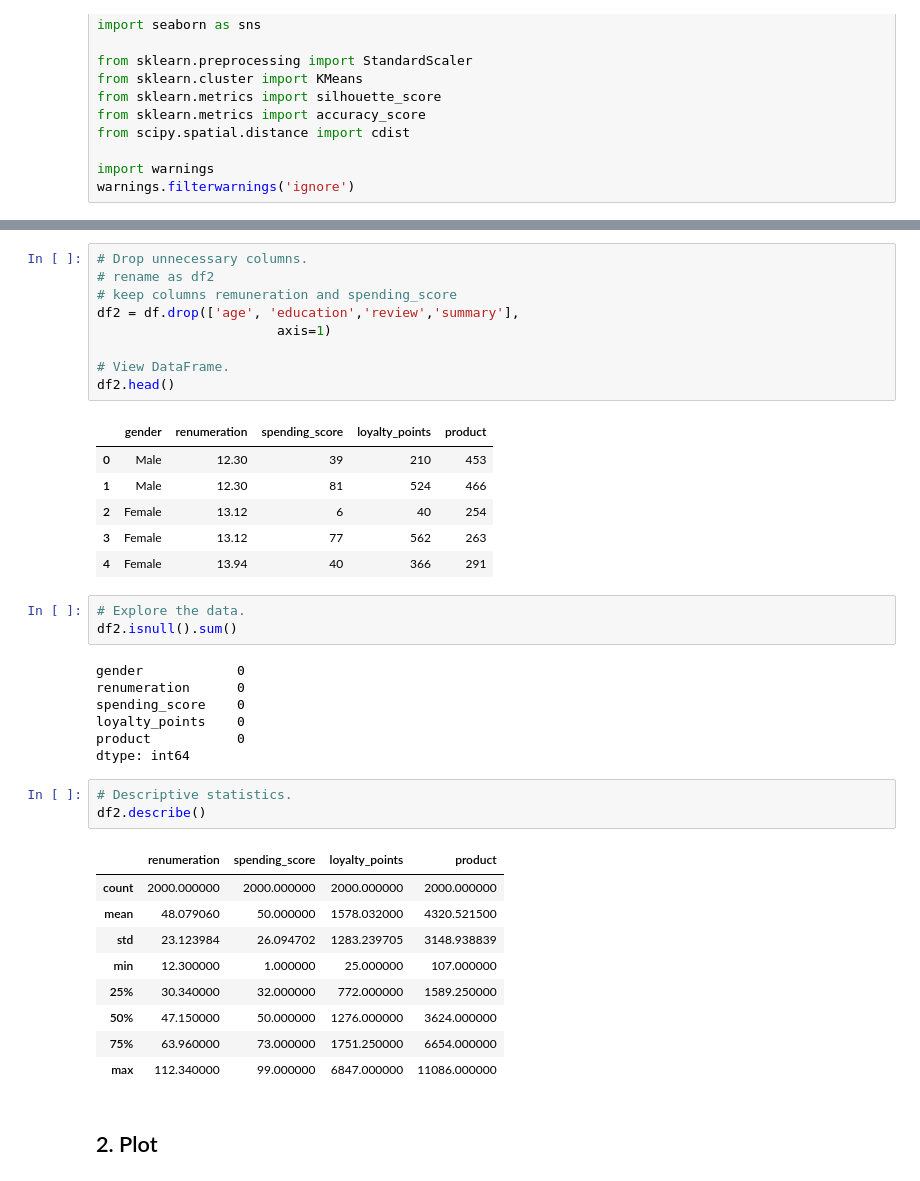
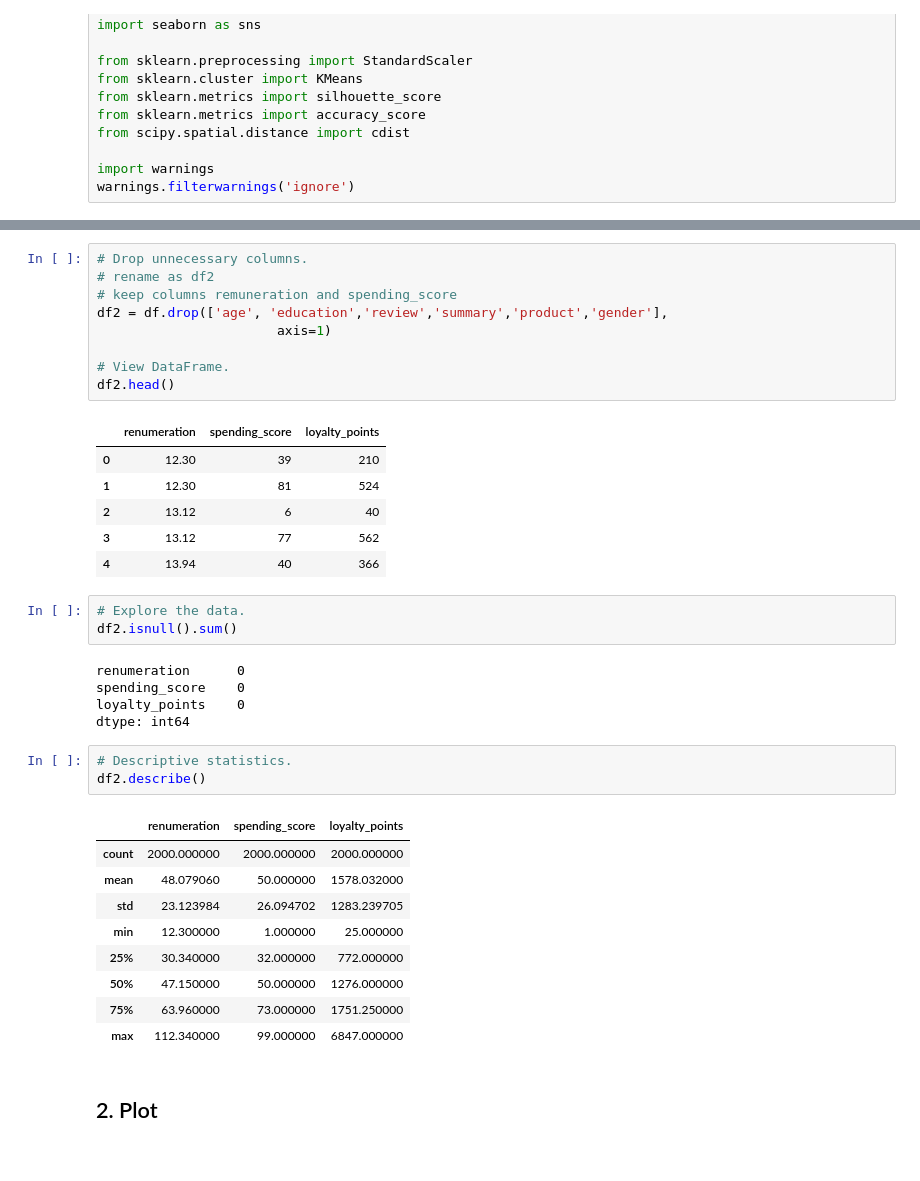
Before and after one commit to essjmeha/Assignment_Predicting_future_outcomes, a Jupyter notebook: Meharg_Jane_LSE_DA301_Assignment_Python.ipynb, the cells around one changed output, grey strips where cells are left out. Cells and saved outputs as stored; diff of their text form.

```diff
--- a/Meharg_Jane_LSE_DA301_Assignment_Python.ipynb
+++ b/Meharg_Jane_LSE_DA301_Assignment_Python.ipynb
@@ -597,42 +597,40 @@ df.head()
 # %%
 # Drop unnecessary columns.
 # rename as df2
 # keep columns remuneration and spending_score
-df2 = df.drop(['age', 'education','review','summary'],
+df2 = df.drop(['age', 'education','review','summary','product','gender'],
                        axis=1)
 
 # View DataFrame.
 df2.head()
 # %% [output]
-|  | gender | renumeration | spending_score | loyalty_points | product |
-| 0 | Male | 12.30 | 39 | 210 | 453 |
-| 1 | Male | 12.30 | 81 | 524 | 466 |
-| 2 | Female | 13.12 | 6 | 40 | 254 |
-| 3 | Female | 13.12 | 77 | 562 | 263 |
-| 4 | Female | 13.94 | 40 | 366 | 291 |
+|  | renumeration | spending_score | loyalty_points |
+| 0 | 12.30 | 39 | 210 |
+| 1 | 12.30 | 81 | 524 |
+| 2 | 13.12 | 6 | 40 |
+| 3 | 13.12 | 77 | 562 |
+| 4 | 13.94 | 40 | 366 |
 # %%
 # Explore the data.
 df2.isnull().sum()
 # %% [output]
-gender            0
 renumeration      0
 spending_score    0
 loyalty_points    0
-product           0
 dtype: int64
 # %%
 # Descriptive statistics.
 df2.describe()
 # %% [output]
-|  | renumeration | spending_score | loyalty_points | product |
-| count | 2000.000000 | 2000.000000 | 2000.000000 | 2000.000000 |
-| mean | 48.079060 | 50.000000 | 1578.032000 | 4320.521500 |
-| std | 23.123984 | 26.094702 | 1283.239705 | 3148.938839 |
-| min | 12.300000 | 1.000000 | 25.000000 | 107.000000 |
-| 25% | 30.340000 | 32.000000 | 772.000000 | 1589.250000 |
-| 50% | 47.150000 | 50.000000 | 1276.000000 | 3624.000000 |
-| 75% | 63.960000 | 73.000000 | 1751.250000 | 6654.000000 |
-| max | 112.340000 | 99.000000 | 6847.000000 | 11086.000000 |
+|  | renumeration | spending_score | loyalty_points |
+| count | 2000.000000 | 2000.000000 | 2000.000000 |
+| mean | 48.079060 | 50.000000 | 1578.032000 |
+| std | 23.123984 | 26.094702 | 1283.239705 |
+| min | 12.300000 | 1.000000 | 25.000000 |
+| 25% | 30.340000 | 32.000000 | 772.000000 |
+| 50% | 47.150000 | 50.000000 | 1276.000000 |
+| 75% | 63.960000 | 73.000000 | 1751.250000 |
+| max | 112.340000 | 99.000000 | 6847.000000 |
 # %% [markdown]
 ## 2. Plot
 # %%
```
Also changed, not shown: parts of 24 cells of this notebook.
